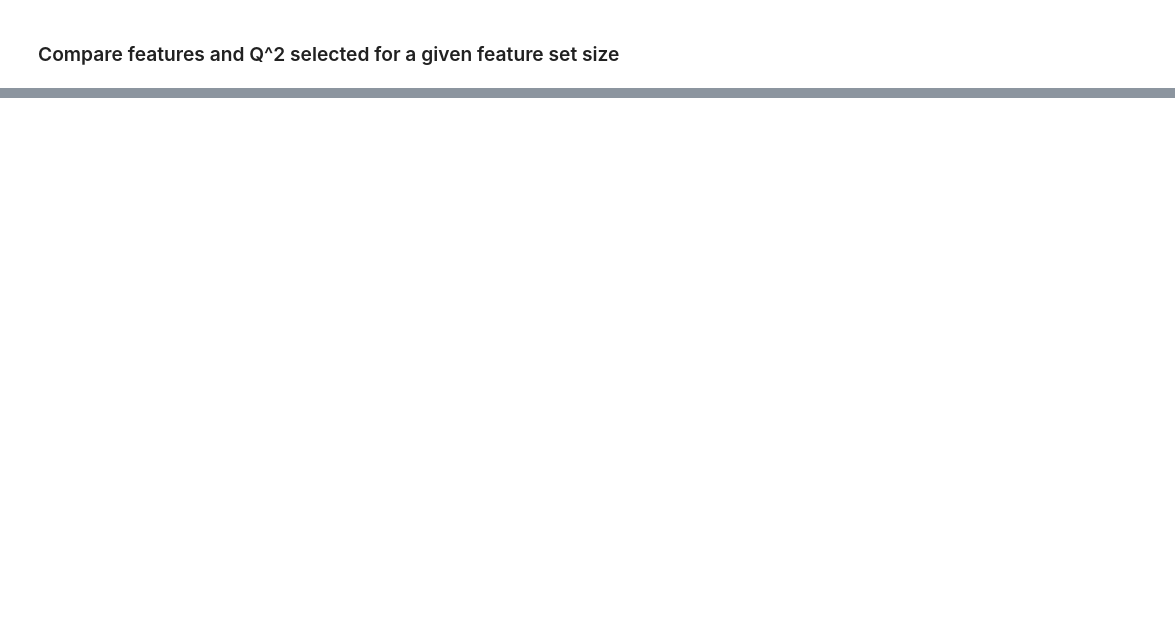
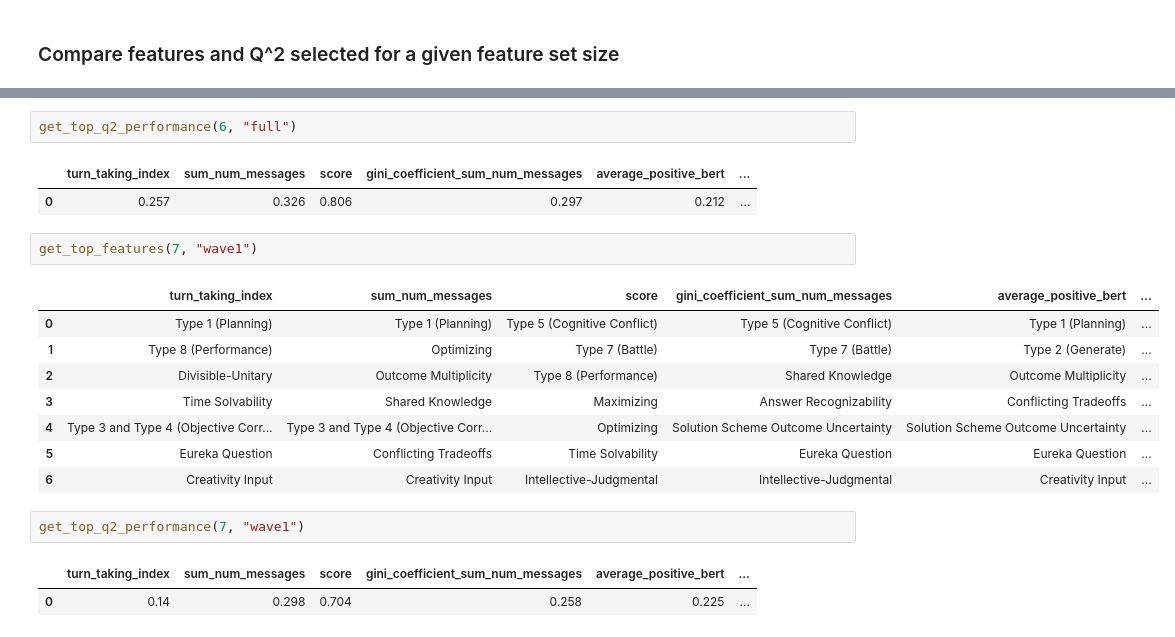
Before and after one commit to xehu/tpm-horse-race-modeling, a Jupyter notebook: task_map_explorations_with_multitask/empirical_experiment_visuals.ipynb, the cells around one changed output, grey strips where cells are left out. Drawn from its saved outputs; the diff is of its cells as text; blank space fills up the shorter version.

```diff
--- a/task_map_explorations_with_multitask/empirical_experiment_visuals.ipynb
+++ b/task_map_explorations_with_multitask/empirical_experiment_visuals.ipynb
@@ -860,0 +860,21 @@ df_q2_for_each_dv
+# %%
+get_top_q2_performance(6, "full")
+# %% [output]
+|  | turn_taking_index | sum_num_messages | score | gini_coefficient_sum_num_messages | average_positive_bert | ... |
+| 0 | 0.257 | 0.326 | 0.806 | 0.297 | 0.212 | ... |
+# %%
+get_top_features(7, "wave1")
+# %% [output]
+|  | turn_taking_index | sum_num_messages | score | gini_coefficient_sum_num_messages | average_positive_bert | ... |
+| 0 | Type 1 (Planning) | Type 1 (Planning) | Type 5 (Cognitive Conflict) | Type 5 (Cognitive Conflict) | Type 1 (Planning) | ... |
+| 1 | Type 8 (Performance) | Optimizing | Type 7 (Battle) | Type 7 (Battle) | Type 2 (Generate) | ... |
+| 2 | Divisible-Unitary | Outcome Multiplicity | Type 8 (Performance) | Shared Knowledge | Outcome Multiplicity | ... |
+| 3 | Time Solvability | Shared Knowledge | Maximizing | Answer Recognizability | Conflicting Tradeoffs | ... |
+| 4 | Type 3 and Type 4 (Objective Corr... | Type 3 and Type 4 (Objective Corr... | Optimizing | Solution Scheme Outcome Uncertainty | Solution Scheme Outcome Uncertainty | ... |
+| 5 | Eureka Question | Conflicting Tradeoffs | Time Solvability | Eureka Question | Eureka Question | ... |
+| 6 | Creativity Input | Creativity Input | Intellective-Judgmental | Intellective-Judgmental | Creativity Input | ... |
+# %%
+get_top_q2_performance(7, "wave1")
+# %% [output]
+|  | turn_taking_index | sum_num_messages | score | gini_coefficient_sum_num_messages | average_positive_bert | ... |
+| 0 | 0.14 | 0.298 | 0.704 | 0.258 | 0.225 | ... |
```
Also changed, not shown: parts of 12 cells of this notebook.
